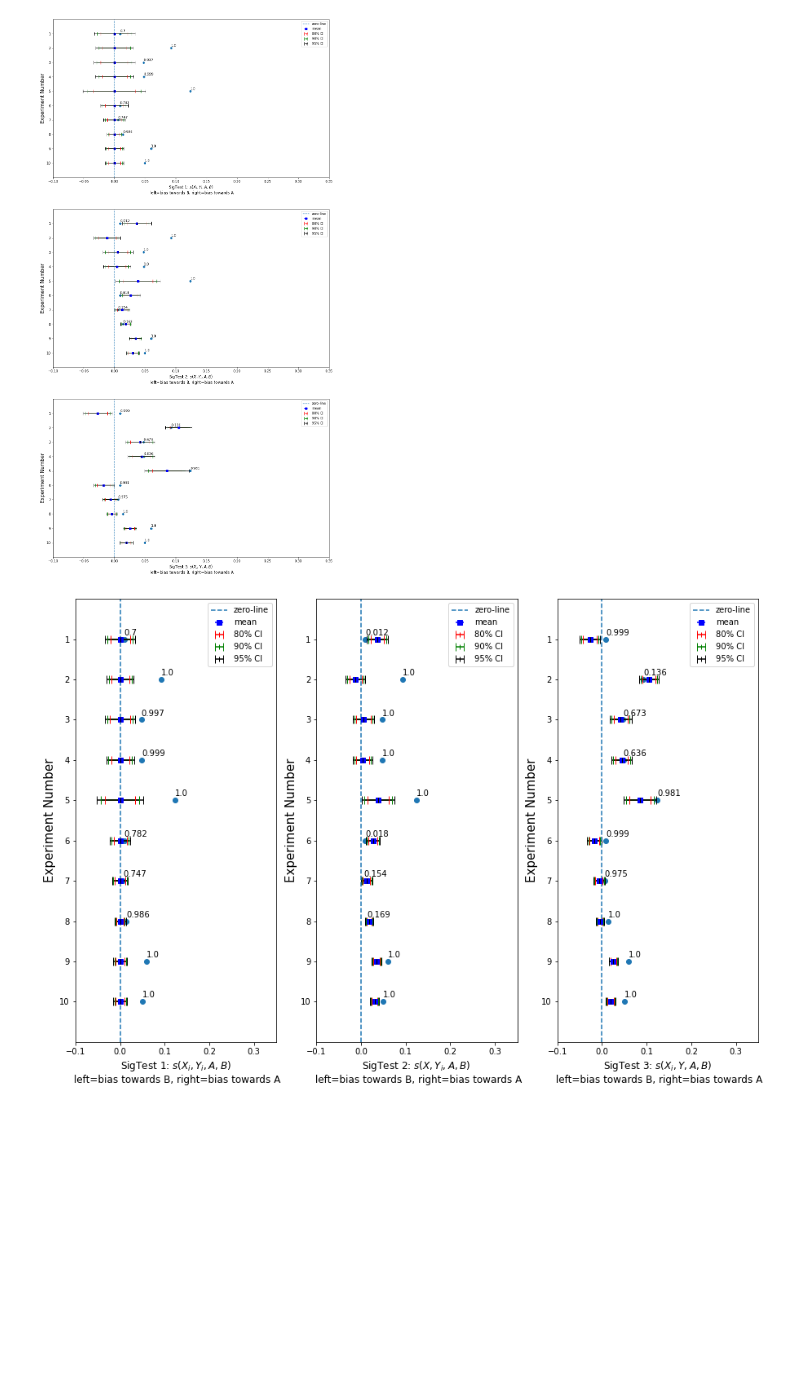
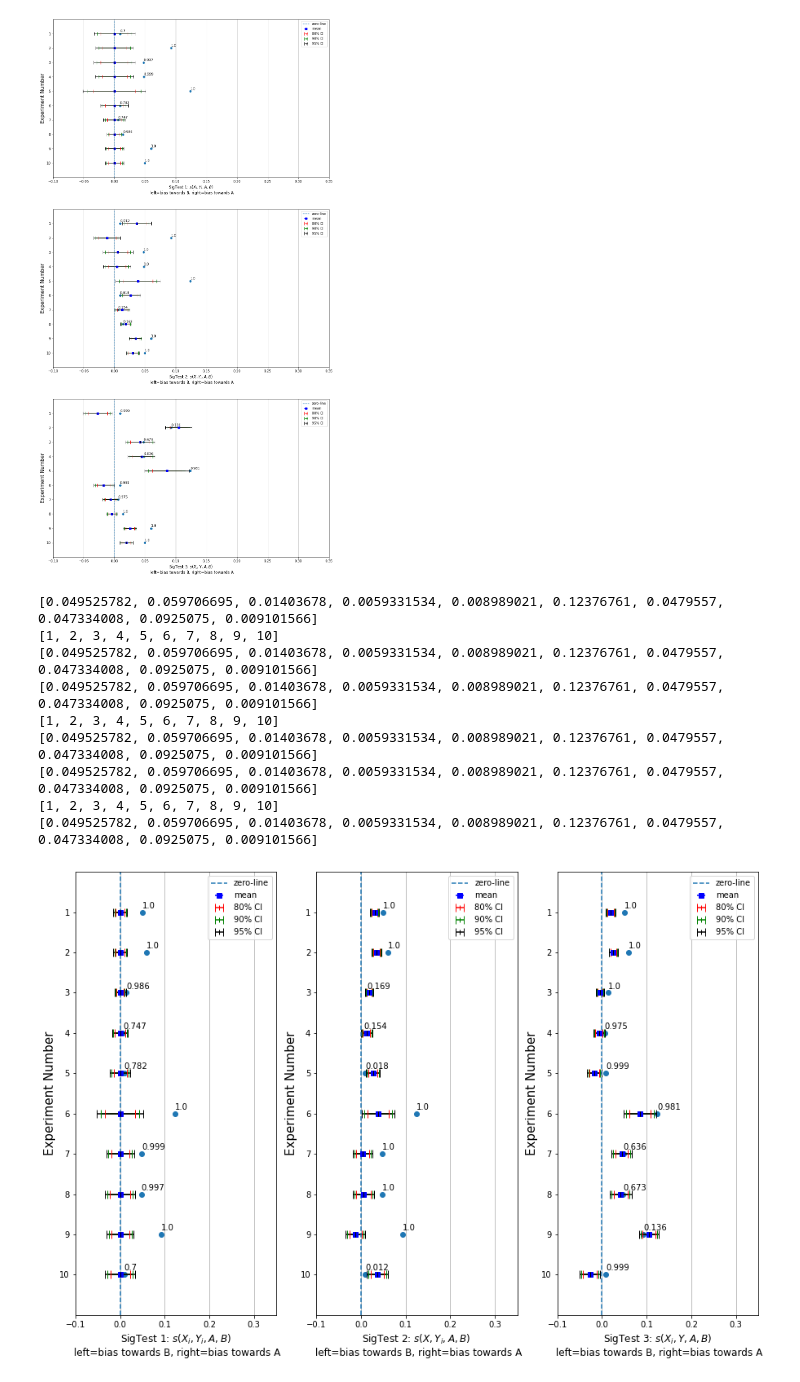
Before and after one commit to danieljsmarda/first-order-cooccurrence-metric-experiments, a Jupyter notebook: notebooks/SigTestVisualization.ipynb, the cells around one changed output. Cells and saved outputs as stored; diff of their text form; code cells hidden in the pictures; blank space fills up the shorter version.

Commit message:
Fix bug in viz that reversed scatter order

```diff
--- a/notebooks/SigTestVisualization.ipynb
+++ b/notebooks/SigTestVisualization.ipynb
@@ -128,6 +128,7 @@ for test_num in range(1,4):
     ax.scatter(test_stats, y)
     dists = [results_dict[exp_num]['second'][f'sigtest_dist_{test_num}'] for exp_num in exp_nums]
     ax.axvline(0, label='zero-line', linestyle='--')
+    ax.xaxis.grid()
     #fig.suptitle('Sig Tests', fontsize=20)
     #fig.text(0.04, 0.5, 'Experiment Number', va='center', rotation='vertical', fontsize=20)
     p_values = [get_p_value(results_dict[exp_num]['second'][f'sigtest_dist_{test_num}'], test_stats[exp_num-1]) \
@@ -137,7 +138,7 @@ for test_num in range(1,4):
 
     ax.set_xlim(X_AXIS_LIMITS)
     ax.set_yticks(y)
-    ax.set_ylim(11,0)
+    ax.set_ylim(Y_AXIS_LIMITS)
     ax.legend()
 plt.savefig(SIGTEST_IMAGE_FILEPATH)
 # %% [output]
@@ -149,36 +150,50 @@ Means: [0.019468728, 0.025388291, -0.004357319, -0.006692389, -0.01746346, 0.085
 # Whiskers
 fig, axs = plt.subplots(1,3, figsize=(15, 10))
 X_AXIS_LIMITS = [-0.1, 0.35]
+Y_AXIS_LIMITS = [11,0]
 Y_ANNOTATION_OFFSET = -0.1
 exp_nums = [i for i in range(1,11)]
 
 for test_num in range(1,4):
     ax = axs[test_num - 1]
     test_stats = [results_dict[exp_num]['second']['test_statistic'] for exp_num in exp_nums]
+    print(test_stats)
     means = [np.mean(results_dict[exp_num]['second'][f'sigtest_dist_{test_num}']) for exp_num in exp_nums]
-    y = [11-i for i in range(1,11)]
+    y = [i for i in range(1,11)]
+    print(y)
     errors_80 = [get_error(results_dict[exp_num]['second'][f'sigtest_dist_{test_num}'], 0.8) for exp_num in exp_nums]
     errors_90 = [get_error(results_dict[exp_num]['second'][f'sigtest_dist_{test_num}'], 0.9) for exp_num in exp_nums]
     errors_95 = [get_error(results_dict[exp_num]['second'][f'sigtest_dist_{test_num}'], 0.95) for exp_num in exp_nums]
 
     ax.errorbar(means, y, xerr=0, fmt='s', color='b', label='mean')
     ax.errorbar(means, y, xerr=errors_80, fmt='|', color='r', capsize=5, label='80% CI')
     ax.errorbar(means, y, xerr=errors_90, fmt='|', color='g', capsize=5, label='90% CI')
     ax.errorbar(means, y, xerr=errors_95, fmt='|', color='k', capsize=5, label='95% CI')
     ax.scatter(test_stats, y)
+    print(test_stats)
+    ax.xaxis.grid()
     dists = [results_dict[exp_num]['second'][f'sigtest_dist_{test_num}'] for exp_num in exp_nums]
     ax.axvline(0, label='zero-line', linestyle='--')
     #fig.suptitle('Sig Tests', fontsize=20)
     #fig.text(0.04, 0.5, 'Experiment Number', va='center', rotation='vertical', fontsize=20)
     p_values = [get_p_value(results_dict[exp_num]['second'][f'sigtest_dist_{test_num}'], test_stats[exp_num-1]) \
                             for exp_num in exp_nums]
     annotate_points(ax, p_values, test_stats, [c+Y_ANNOTATION_OFFSET for c in y])
     add_axes_obj_labels(ax, test_num)
 
     ax.set_xlim(X_AXIS_LIMITS)
     ax.set_yticks(y)
-    ax.set_ylim(11,0)
+    ax.set_ylim(Y_AXIS_LIMITS)
     ax.legend()
 plt.savefig(SIGTEST_HORIZONTAL_IMAGE_FILEPATH)
 # %% [output]
+[0.049525782, 0.059706695, 0.01403678, 0.0059331534, 0.008989021, 0.12376761, 0.0479557, 0.047334008, 0.0925075, 0.009101566]
+[1, 2, 3, 4, 5, 6, 7, 8, 9, 10]
+[0.049525782, 0.059706695, 0.01403678, 0.0059331534, 0.008989021, 0.12376761, 0.0479557, 0.047334008, 0.0925075, 0.009101566]
+[0.049525782, 0.059706695, 0.01403678, 0.0059331534, 0.008989021, 0.12376761, 0.0479557, 0.047334008, 0.0925075, 0.009101566]
+[1, 2, 3, 4, 5, 6, 7, 8, 9, 10]
+[0.049525782, 0.059706695, 0.01403678, 0.0059331534, 0.008989021, 0.12376761, 0.0479557, 0.047334008, 0.0925075, 0.009101566]
+[0.049525782, 0.059706695, 0.01403678, 0.0059331534, 0.008989021, 0.12376761, 0.0479557, 0.047334008, 0.0925075, 0.009101566]
+[1, 2, 3, 4, 5, 6, 7, 8, 9, 10]
+[0.049525782, 0.059706695, 0.01403678, 0.0059331534, 0.008989021, 0.12376761, 0.0479557, 0.047334008, 0.0925075, 0.009101566]
-[figure, old version]
+[figure, new version]
```
Also changed, not shown: parts of 2 cells of this notebook, 3 other files.
